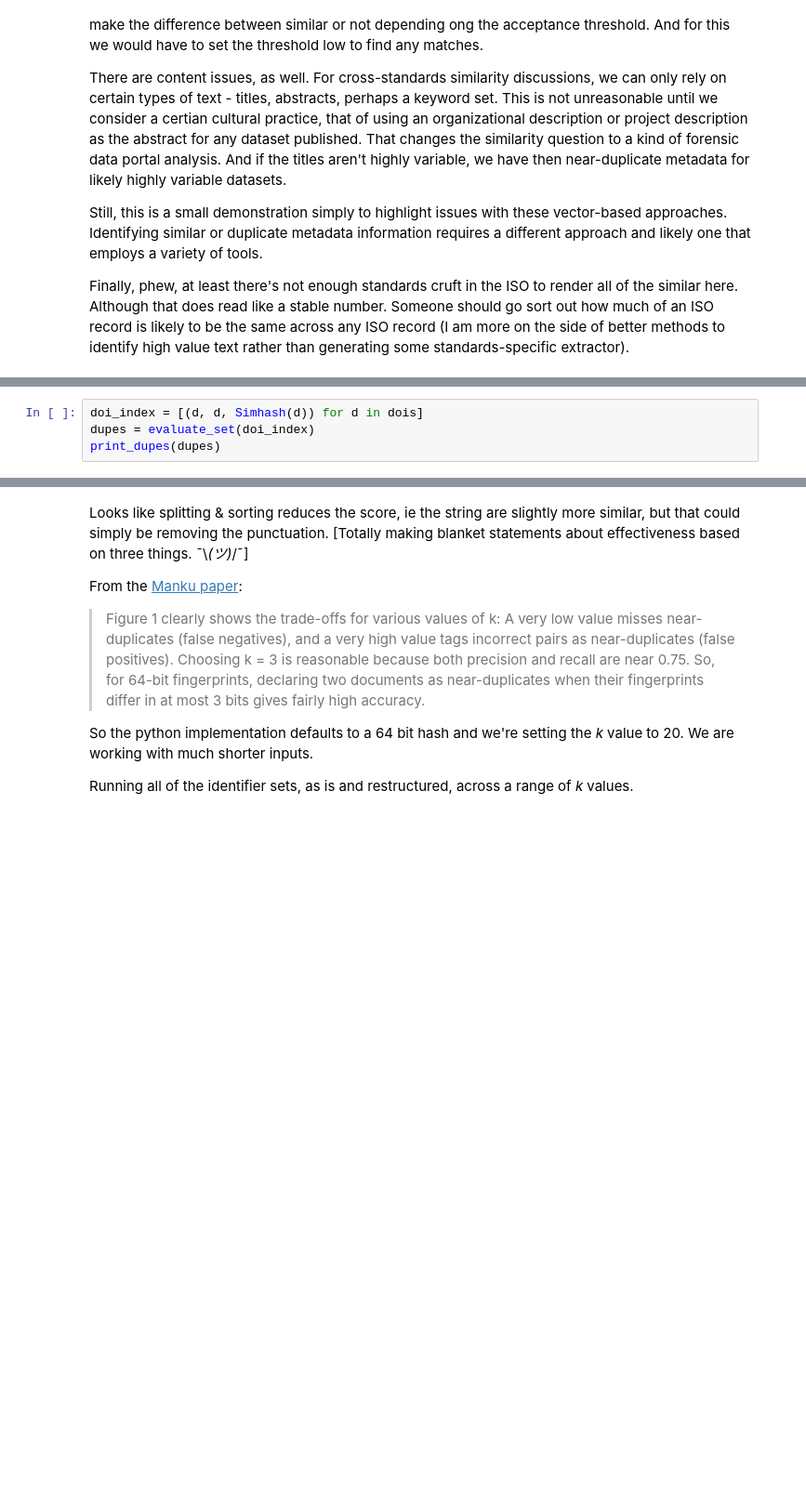
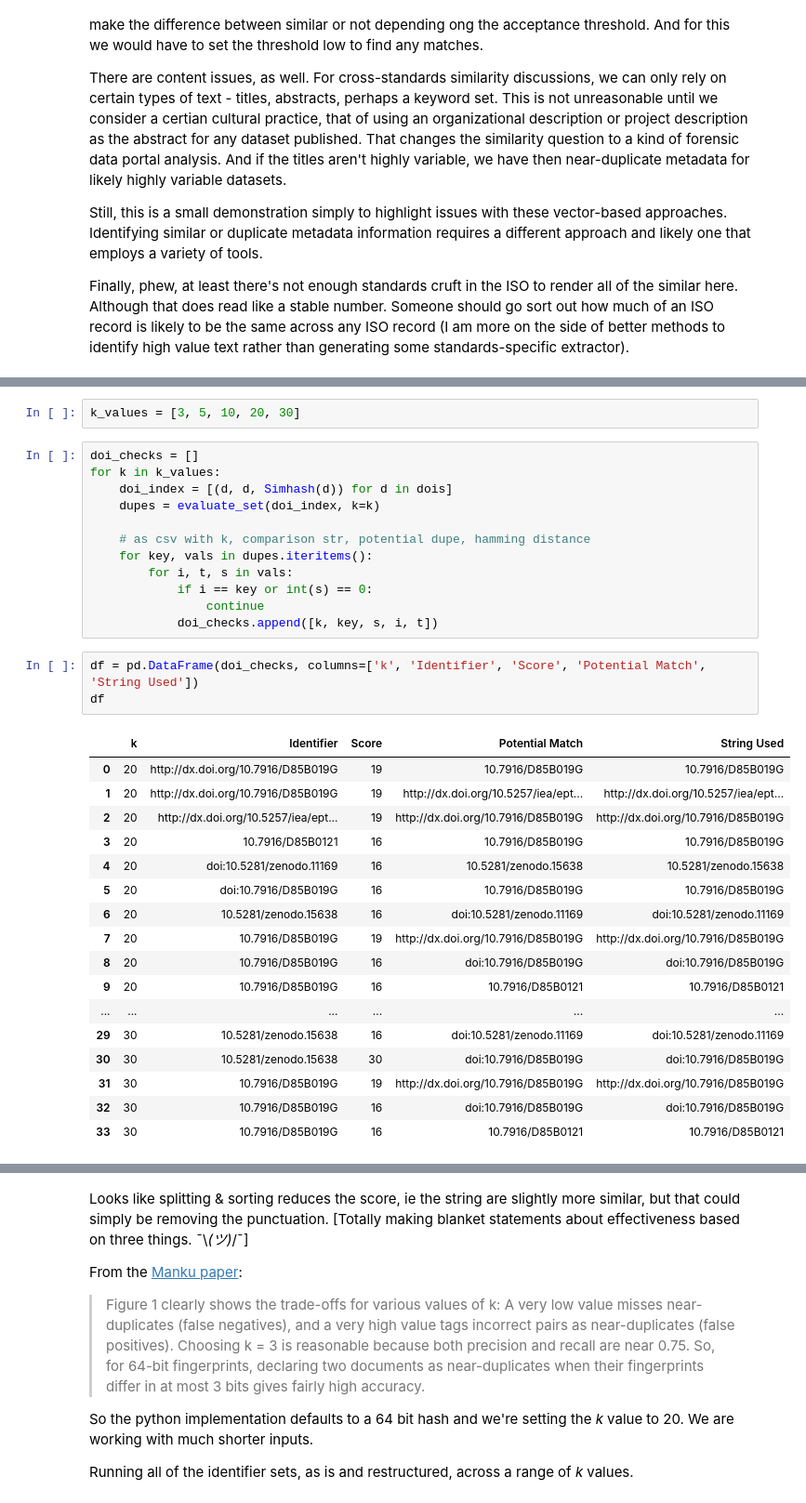
Before and after one commit to b-cube/Response-Identification-Info, a Jupyter notebook: notebooks/Analysis - Duplicate Detection.ipynb, the cells around one changed output, grey strips where cells are left out. Shown at 93% size. Saved outputs shown, nothing was run; the diff lists cells and outputs as text; blank space fills up the shorter version.

```diff
--- a/notebooks/Analysis - Duplicate Detection.ipynb
+++ b/notebooks/Analysis - Duplicate Detection.ipynb
@@ -421,4 +390,0 @@ thredds = []
-# %%
-doi_index = [(d, d, Simhash(d)) for d in dois]
-dupes = evaluate_set(doi_index)
-print_dupes(dupes)
@@ -442,0 +445,35 @@ doi:10.5281/zenodo.11169
+# %%
+k_values = [3, 5, 10, 20, 30]
+# %%
+doi_checks = []
+for k in k_values:
+    doi_index = [(d, d, Simhash(d)) for d in dois]
+    dupes = evaluate_set(doi_index, k=k)
+
+    # as csv with k, comparison str, potential dupe, hamming distance
+    for key, vals in dupes.iteritems():
+        for i, t, s in vals:
+            if i == key or int(s) == 0:
+                continue
+            doi_checks.append([k, key, s, i, t])
+# %%
+df = pd.DataFrame(doi_checks, columns=['k', 'Identifier', 'Score', 'Potential Match', 'String Used'])
+df
+# %% [output]
+|  | k | Identifier | Score | Potential Match | String Used |
+| 0 | 20 | http://dx.doi.org/10.7916/D85B019G | 19 | 10.7916/D85B019G | 10.7916/D85B019G |
+| 1 | 20 | http://dx.doi.org/10.7916/D85B019G | 19 | http://dx.doi.org/10.5257/iea/ept... | http://dx.doi.org/10.5257/iea/ept... |
+| 2 | 20 | http://dx.doi.org/10.5257/iea/ept... | 19 | http://dx.doi.org/10.7916/D85B019G | http://dx.doi.org/10.7916/D85B019G |
+| 3 | 20 | 10.7916/D85B0121 | 16 | 10.7916/D85B019G | 10.7916/D85B019G |
+| 4 | 20 | doi:10.5281/zenodo.11169 | 16 | 10.5281/zenodo.15638 | 10.5281/zenodo.15638 |
+| 5 | 20 | doi:10.7916/D85B019G | 16 | 10.7916/D85B019G | 10.7916/D85B019G |
+| 6 | 20 | 10.5281/zenodo.15638 | 16 | doi:10.5281/zenodo.11169 | doi:10.5281/zenodo.11169 |
+| 7 | 20 | 10.7916/D85B019G | 19 | http://dx.doi.org/10.7916/D85B019G | http://dx.doi.org/10.7916/D85B019G |
+| 8 | 20 | 10.7916/D85B019G | 16 | doi:10.7916/D85B019G | doi:10.7916/D85B019G |
+| 9 | 20 | 10.7916/D85B019G | 16 | 10.7916/D85B0121 | 10.7916/D85B0121 |
+| ... | ... | ... | ... | ... | ... |
+| 29 | 30 | 10.5281/zenodo.15638 | 16 | doi:10.5281/zenodo.11169 | doi:10.5281/zenodo.11169 |
+| 30 | 30 | 10.5281/zenodo.15638 | 30 | doi:10.7916/D85B019G | doi:10.7916/D85B019G |
+| 31 | 30 | 10.7916/D85B019G | 19 | http://dx.doi.org/10.7916/D85B019G | http://dx.doi.org/10.7916/D85B019G |
+| 32 | 30 | 10.7916/D85B019G | 16 | doi:10.7916/D85B019G | doi:10.7916/D85B019G |
+| 33 | 30 | 10.7916/D85B019G | 16 | 10.7916/D85B0121 | 10.7916/D85B0121 |
```
Also changed, not shown: parts of 14 cells of this notebook, 1 other file.
